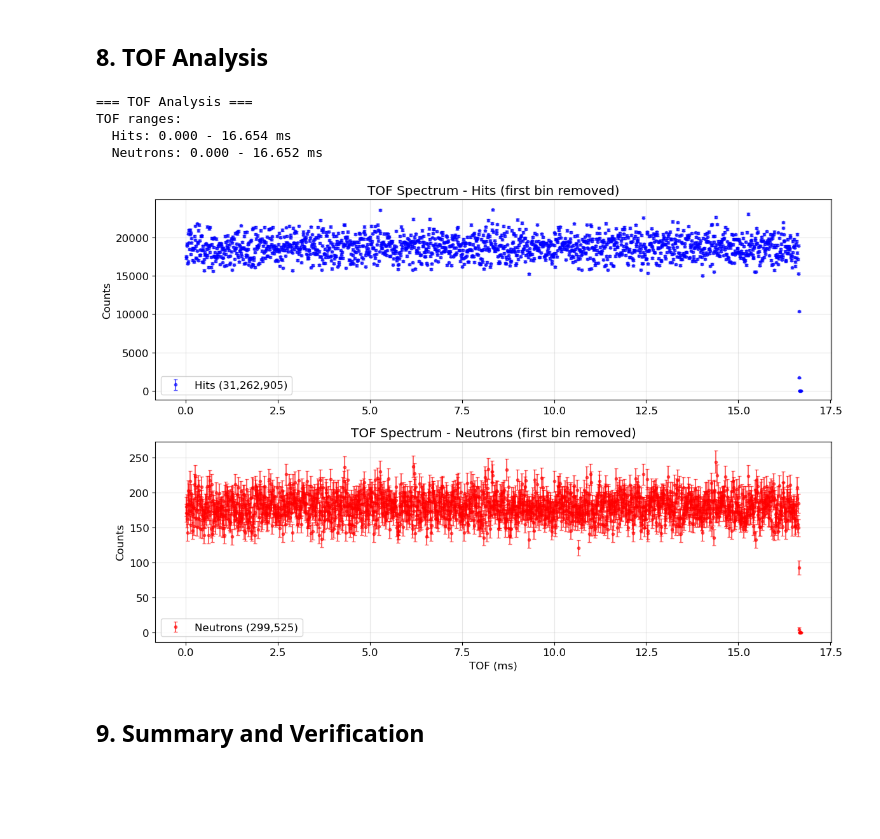
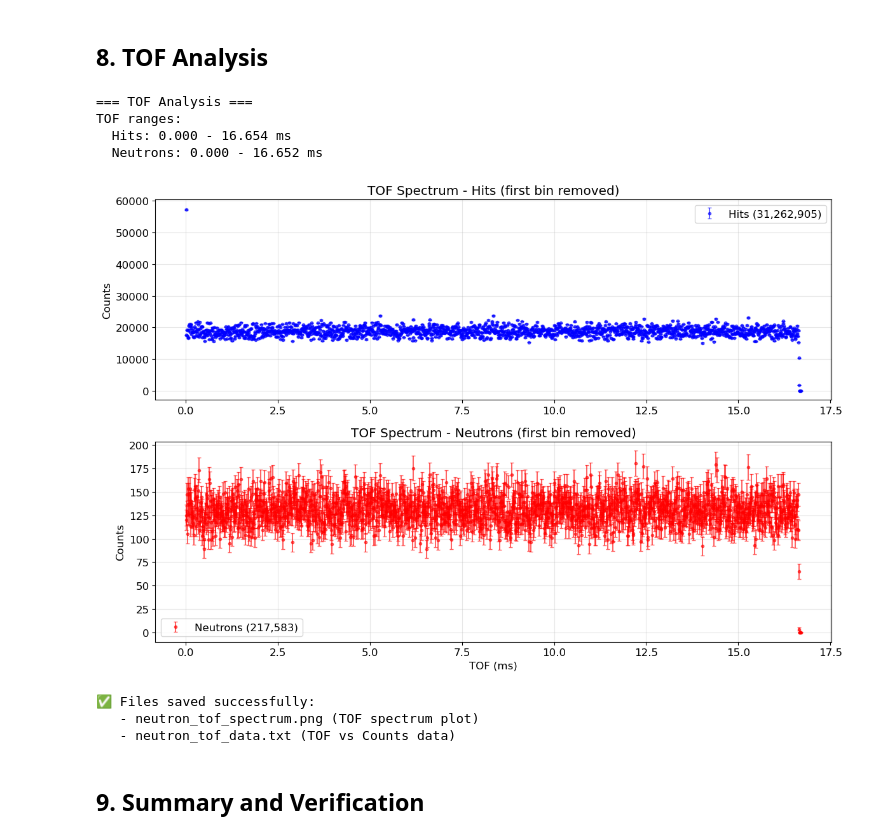
Before and after one commit to ornlneutronimaging/mcpevent2hist, a Jupyter notebook: sophiread/notebooks/60Hz_LII.ipynb, the cells around one changed output. Saved outputs shown, nothing was run; the diff lists cells and outputs as text; code cells hidden in the pictures; blank space fills up the shorter version.

Commit message:
Made the auto analysis script. save the data in spefic folders in analysis server.

```diff
--- a/sophiread/notebooks/60Hz_LII.ipynb
+++ b/sophiread/notebooks/60Hz_LII.ipynb
@@ -99,7 +98,7 @@ print("=== Setting up clustering configuration ===")
 config = tdc.NeutronProcessingConfig.venus_defaults()
 config.extraction.min_tot_threshold = 0
 config.temporal.enable_deduplication = False
-config.clustering.abs.min_cluster_size=20
+config.clustering.abs.min_cluster_size=25
 config.clustering.abs.neutron_correlation_window=1400  # ns
 config.extraction.super_resolution_factor=2
 
@@ -472,9 +471,9 @@ centers_hits = (edges_hits[:-1] + edges_hits[1:]) / 2
 errors_hits = np.sqrt(hist_hits)  # Poisson error: sqrt(N)
 
 # Remove first bin
-centers_hits = centers_hits[1:]
-hist_hits = hist_hits[1:]
-errors_hits = errors_hits[1:]
+# centers_hits = centers_hits[1:]
+# hist_hits = hist_hits[1:]
+# errors_hits = errors_hits[1:]
 
 ax1.errorbar(
     centers_hits,
@@ -499,34 +498,76 @@ errors_neutrons = np.sqrt(hist_neutrons)  # Poisson error: sqrt(N)
 
 # Remove first bin
 centers_neutrons = centers_neutrons[1:]
 hist_neutrons = hist_neutrons[1:]
 errors_neutrons = errors_neutrons[1:]
 
 ax2.errorbar(
     centers_neutrons,
     hist_neutrons,
     yerr=errors_neutrons,
     fmt='o',
     markersize=3,
     capsize=2,
     alpha=0.6,
     color="red",
     label=f"Neutrons ({len(neutrons_tof_ms):,})",
 )
 ax2.set_xlabel("TOF (ms)")
 ax2.set_ylabel("Counts")
 ax2.set_title("TOF Spectrum - Neutrons (first bin removed)")
 ax2.legend()
 ax2.grid(True, alpha=0.3)
 
 plt.tight_layout()
 plt.show()
 # %% [output]
 === TOF Analysis ===
 TOF ranges:
   Hits: 0.000 - 16.654 ms
   Neutrons: 0.000 - 16.652 ms
-[figure, old version]
+[figure, new version]
+# %%
+fig, ax = plt.subplots(figsize=(12, 6))
+
+ax.errorbar(
+    centers_neutrons,
+    hist_neutrons,
+    yerr=errors_neutrons,
+    fmt='o',
+    markersize=3,
+    capsize=2,
+    alpha=0.6,
+    color="red",
+    label=f"Neutrons ({len(neutrons_tof_ms):,})",
+)
+ax.set_xlabel("TOF (ms)")
+ax.set_ylabel("Counts")
+ax.set_title("TOF Spectrum - Neutrons (first bin removed)")
+ax.legend()
+ax.grid(True, alpha=0.3)
+
+plt.tight_layout()
+plt.savefig('neutron_tof_spectrum.png', dpi=300, bbox_inches='tight')
+plt.close()
+
+# Save data to TXT file
+data_array = np.column_stack((centers_neutrons, hist_neutrons))
+np.savetxt(
+    'neutron_tof_data.txt',
+    data_array,
+    header='TOF(ms)\tCounts',
+    fmt=['%.6f', '%d'],
+    delimiter='\t',
+    comments=''
+)
+
+print("✅ Files saved successfully:")
+print("   - neutron_tof_spectrum.png (TOF spectrum plot)")
+print("   - neutron_tof_data.txt (TOF vs Counts data)")
+# %% [output]
+✅ Files saved successfully:
+   - neutron_tof_spectrum.png (TOF spectrum plot)
+   - neutron_tof_data.txt (TOF vs Counts data)
 # %% [markdown]
 ## 9. Summary and Verification
 # %%
```
Also changed, not shown: parts of 9 cells of this notebook, 9 other files.
